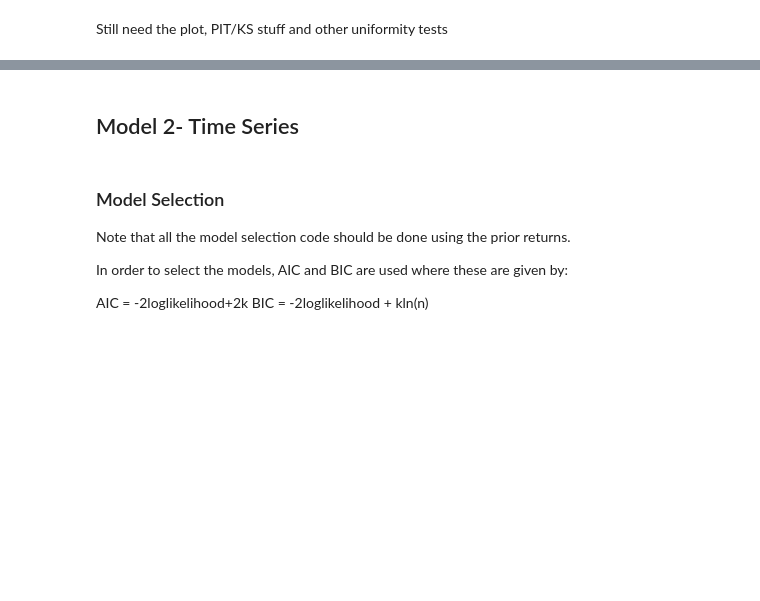
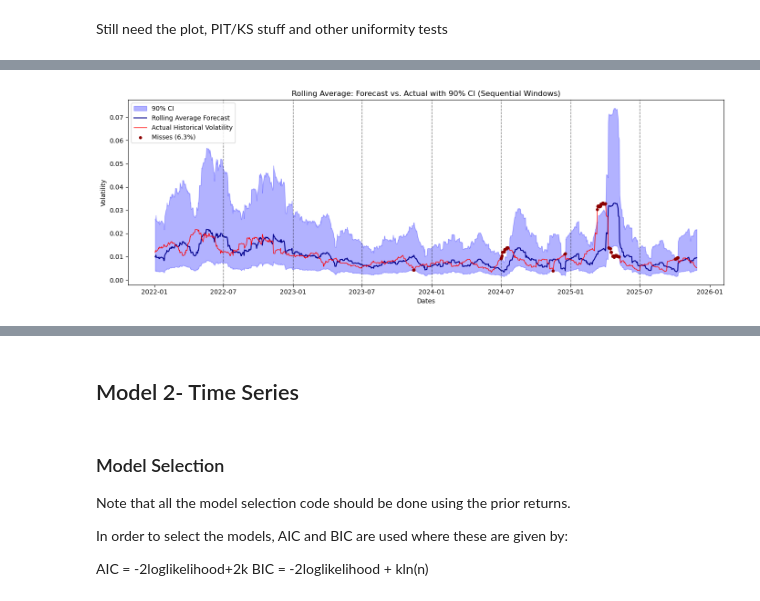
Before and after one commit to aditbasu1324/Volatility-Modelling-Through-Bayesian-Methods, a Jupyter notebook: Bayesian II-Copy3.ipynb, the cells around one changed output, grey strips where cells are left out. Saved outputs shown, nothing was run; the diff lists cells and outputs as text; code cells hidden in the pictures; blank space fills up the shorter version.

```diff
--- a/Bayesian II-Copy3.ipynb
+++ b/Bayesian II-Copy3.ipynb
@@ -612,0 +637,6 @@ for level in [50, 60, 70, 80, 85, 90, 95, 99]:
+# %%
+sigma_eta_windows_rolling = sigma_eta_sequential(
+    forecast_sequential_rolling, actual_sequential_rolling,
+    forecast_regression_rolling, actual_regression_rolling,
+    dates_sequential_rolling, window_boundaries
+)
@@ -612,0 +672,7 @@ for level in [50, 60, 70, 80, 85, 90, 95, 99]:
+# %%
+lower_seq_rolling, upper_seq_rolling, inside_seq_rolling = hv_coverage_sequential(
+    forecast_sequential_rolling, actual_sequential_rolling, dates_sequential_rolling,
+    window_boundaries, sigma_eta_windows_rolling, level=90
+)
+coverage_windows_rolling = coverage_by_window(inside_seq_rolling, dates_sequential_rolling, window_boundaries)
+print_coverage_by_window(coverage_windows_rolling, label="Rolling Average", level=90)
@@ -612,0 +689,29 @@ for level in [50, 60, 70, 80, 85, 90, 95, 99]:
+# %%
+def plot_hv_coverage_windows(forecast, actual, dates, lower, upper, inside, window_boundaries, label="Model"):
+    fig, ax = plt.subplots(figsize=(14, 5))
+    ax.fill_between(dates, lower, upper, alpha=0.3, color='blue', label='90% CI')
+    ax.plot(dates, forecast, color='darkblue', lw=1.5, label=f'{label} Forecast')
+    ax.plot(dates, actual, color='red', lw=1, label='Actual Historical Volatility')
+
+    miss_idx = np.where(~inside)[0]
+    miss_pct = (1 - np.mean(inside)) * 100
+    ax.scatter(dates[miss_idx], actual[miss_idx], color='darkred', s=15, zorder=5,
+               label=f'Misses ({miss_pct:.1f}%)')
+
+    for i, boundary in enumerate(window_boundaries):
+        if dates[0] <= boundary <= dates[-1]:
+            ax.axvline(boundary, color='black', linestyle='--', alpha=0.5, lw=1,
+                       label='Window boundary' if i == 0 else None)
+
+    ax.set_title(f"{label}: Forecast vs. Actual with 90% CI (Sequential Windows)")
+    ax.set_xlabel("Dates")
+    ax.set_ylabel("Volatility")
+    ax.legend()
+    plt.tight_layout()
+    plt.show()
+# %%
+plot_hv_coverage_windows(forecast_sequential_rolling, actual_sequential_rolling, dates_sequential_rolling,
+                          lower_seq_rolling, upper_seq_rolling, inside_seq_rolling, window_boundaries,
+                          label="Rolling Average")
+# %% [output]
+[figure, added]
```
Also changed, not shown: parts of 51 cells of this notebook, 4 other files.
